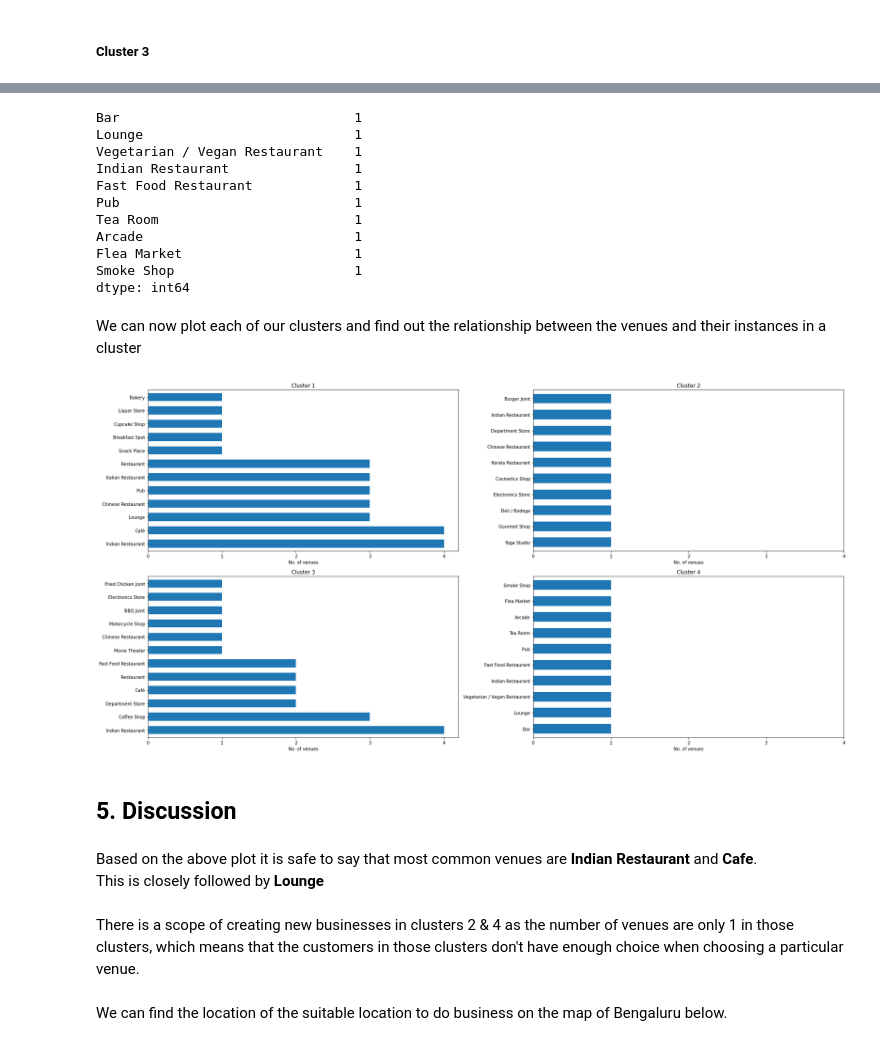
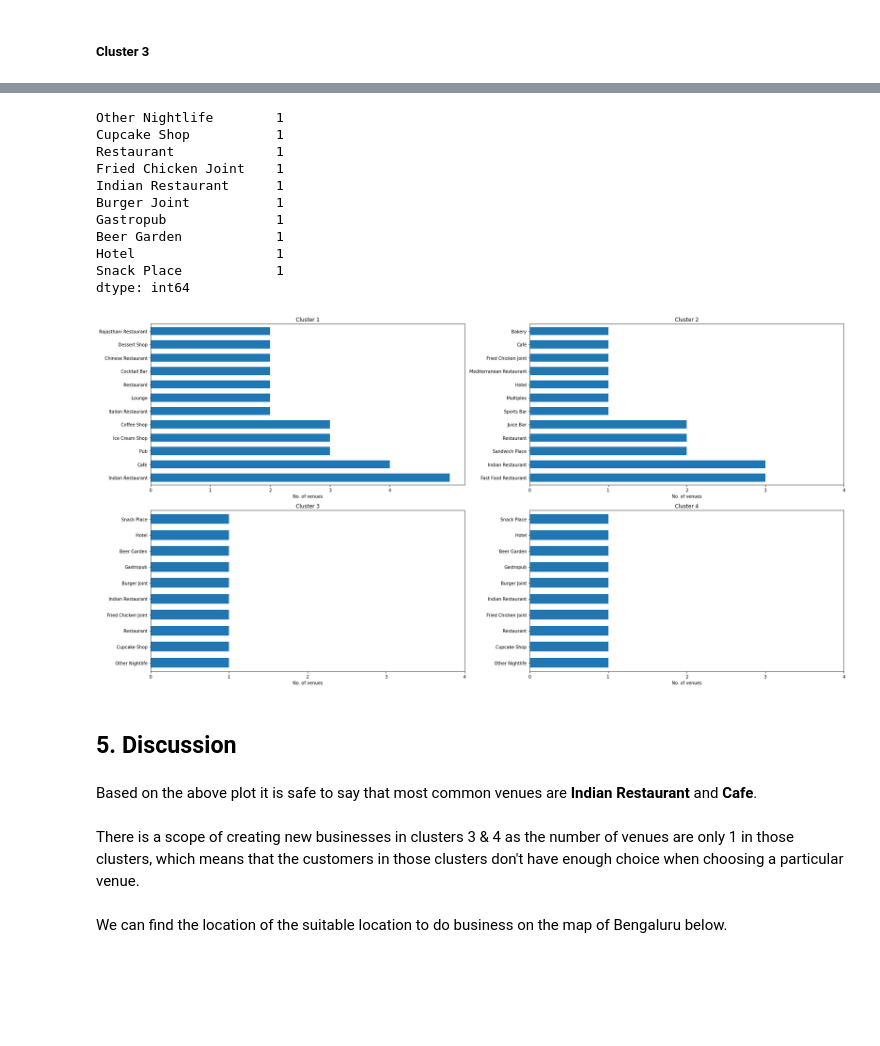
Before and after one commit to suzith257/coursera_capstone_project, a Jupyter notebook: Coursera_Capstone_Project_.ipynb, the cells around one changed output, grey strips where cells are left out. Drawn from its saved outputs; the diff is of its cells as text; code cells hidden in the pictures; blank space fills up the shorter version.

```diff
--- a/Coursera_Capstone_Project_.ipynb
+++ b/Coursera_Capstone_Project_.ipynb
@@ -288,6 +283,6 @@ dfp.plot.bar(figsize=(20,7))
 # %% [markdown]
 From the plot above we can see that there are many neighborhoods where the number of venues are less than 5. So we will remove the same from our analysis.
 # %%
-dfp = dfp[dfp >= 5]
+dfp = dfp[dfp >= 10]
 dfp.plot.bar(figsize=(20,10))
 # %% [output]
@@ -386,7 +381,7 @@ K-Means Clustering is an Unsupervised Learning algorithm, which groups the unlab
 We will find the optimal k for our project using the elbow method.
 # %%
 from scipy.spatial.distance import cdist
-
+blr_group_cluster = blr_group.drop('Neighborhood',1 )
 distortions = []
 K = range(1,10)
 for k in K:
@@ -449,6 +448,6 @@ We can find the most suitable location to start a new business by finding the th
 # %%
-Cluster_2_coorid = blr_merged[['Neighborhood Latitude', 'Neighborhood Longitude']]
-Cluster_2_coorid = list(Cluster_2_coorid.values)
+Cluster_0_coorid = blr_merged[['Neighborhood Latitude', 'Neighborhood Longitude']]
+Cluster_0_coorid = list(Cluster_0_coorid.values)
 lat = []
 long = []
 
@@ -502,11 +501,13 @@ Requirement already satisfied: pycparser in c:\programdata\anaconda3\lib\site-pa
 # %%
 result1 = ','.join(map(str, results))
 
-r= result1.find('neighbourhood')+len('neighbourhood')+2
+r= result1.find('formatted')+len('formatted')+2
 #print(result1[result1.find('neighbourhood'):result1.find('neighbourhood')+15])
-s=r+50
+s=r+100
 t =result1[r:s]
-t.split(',')[0]
-newstring = str_join('The Best Neighbourhood to start a New Business is in:',t.split(',')[0] )
+
+def t_join(*args):
+    return ''.join(map(str, args))
+newstring = t_join('The Best Neighbourhood to start a New Business is in:',t.split('-')[0] )
 print(newstring)
 # %% [output]
@@ -644,46 +643,43 @@ venues4 = (cluster_4['1st Most Common Venue'].append(
     cluster_4['9th Most Common Venue']).append(
     cluster_4['10th Most Common Venue']))
 
-print(venues4.value_counts().head(10))
+print(venues3.value_counts().head(10))
 # %% [output]
-Bar                              1
-Lounge                           1
-Vegetarian / Vegan Restaurant    1
-Indian Restaurant                1
-Fast Food Restaurant             1
-Pub                              1
-Tea Room                         1
-Arcade                           1
-Flea Market                      1
-Smoke Shop                       1
+Other Nightlife        1
+Cupcake Shop           1
+Restaurant             1
+Fried Chicken Joint    1
+Indian Restaurant      1
+Burger Joint           1
+Gastropub              1
+Beer Garden            1
+Hotel                  1
+Snack Place            1
 dtype: int64
-# %% [markdown]
-We can now plot each of our clusters and find out the relationship between the venues and their instances in a cluster
 # %%
-my_list = [venues1 ,venues2, venues3, venues4]
+my_list = [venues1 ,venues2, venues3, venues3]
 fig, axes = plt.subplots(2, 2)
 
 count = 0
 for r in range(2):
     for c in range(2):
         my_list[count].value_counts().head(12).plot.barh(ax = axes[r,c], width=0.6, figsize=(24,12))
         axes[r,c].set_title('Cluster {}'.format(count+1))
         plt.sca(axes[r, c])
         plt.xticks(np.arange(0, 5, 1))
         plt.xlabel('No. of venues')
         count += 1
 
 
 fig.tight_layout()
 # %% [output]
-[figure, old version]
+[figure, new version]
 # %% [markdown]
 ## 5. Discussion <a name="Discussion"></a>
 # %% [markdown]
 Based on the above plot it is safe to say that most common venues are **Indian Restaurant** and **Cafe**.
-This is closely followed by **Lounge**
 # %% [markdown]
-There is a scope of creating new businesses in clusters 2 & 4 as the number of venues are only 1 in those clusters, which means that the customers in those clusters don't have enough choice when choosing a particular venue.
+There is a scope of creating new businesses in clusters 3 & 4 as the number of venues are only 1 in those clusters, which means that the customers in those clusters don't have enough choice when choosing a particular venue.
 # %% [markdown]
 We can find the location of the suitable location to do business on the map of Bengaluru below.
 # %%
```
Also changed, not shown: parts of 35 cells of this notebook.
